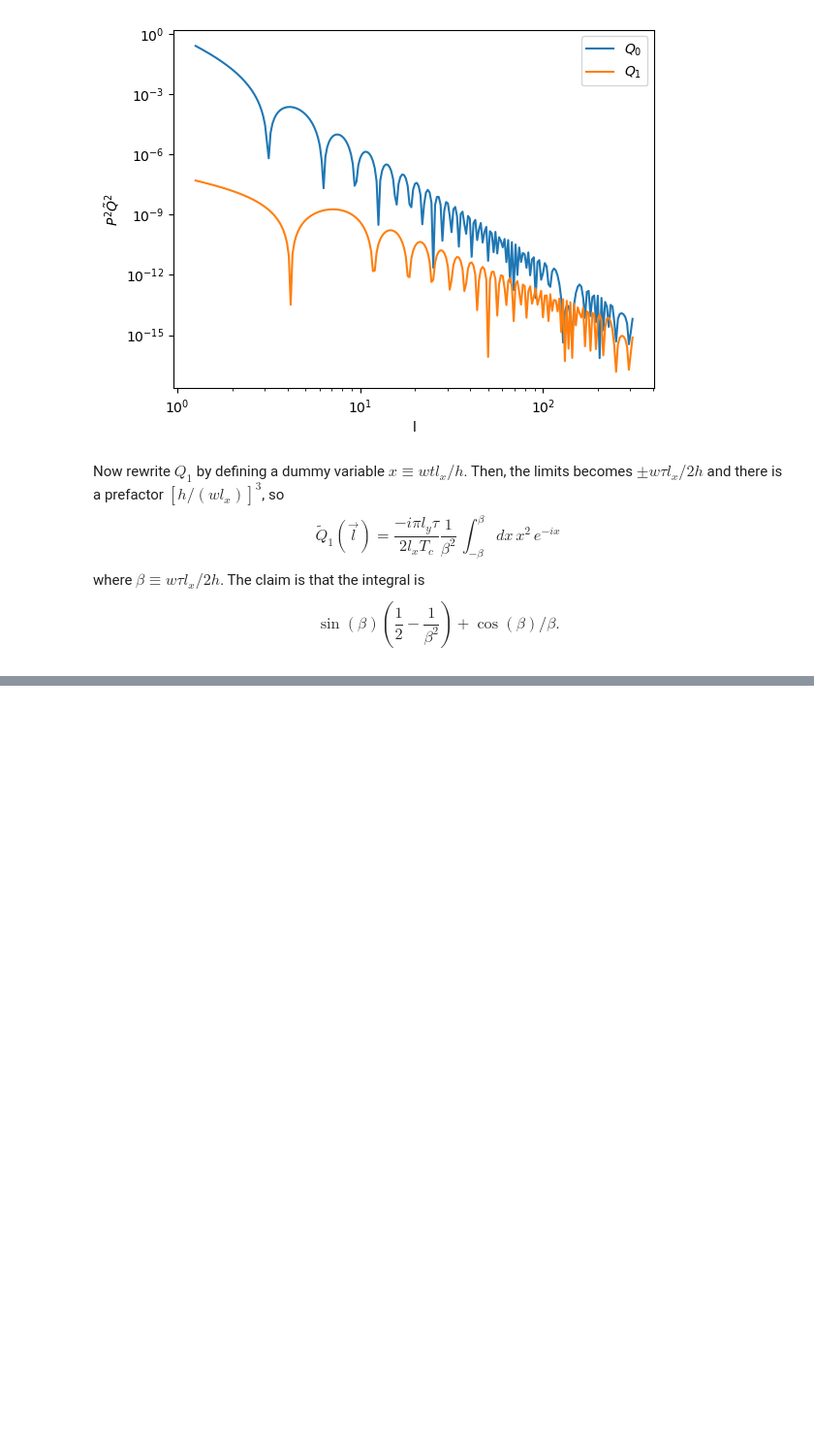
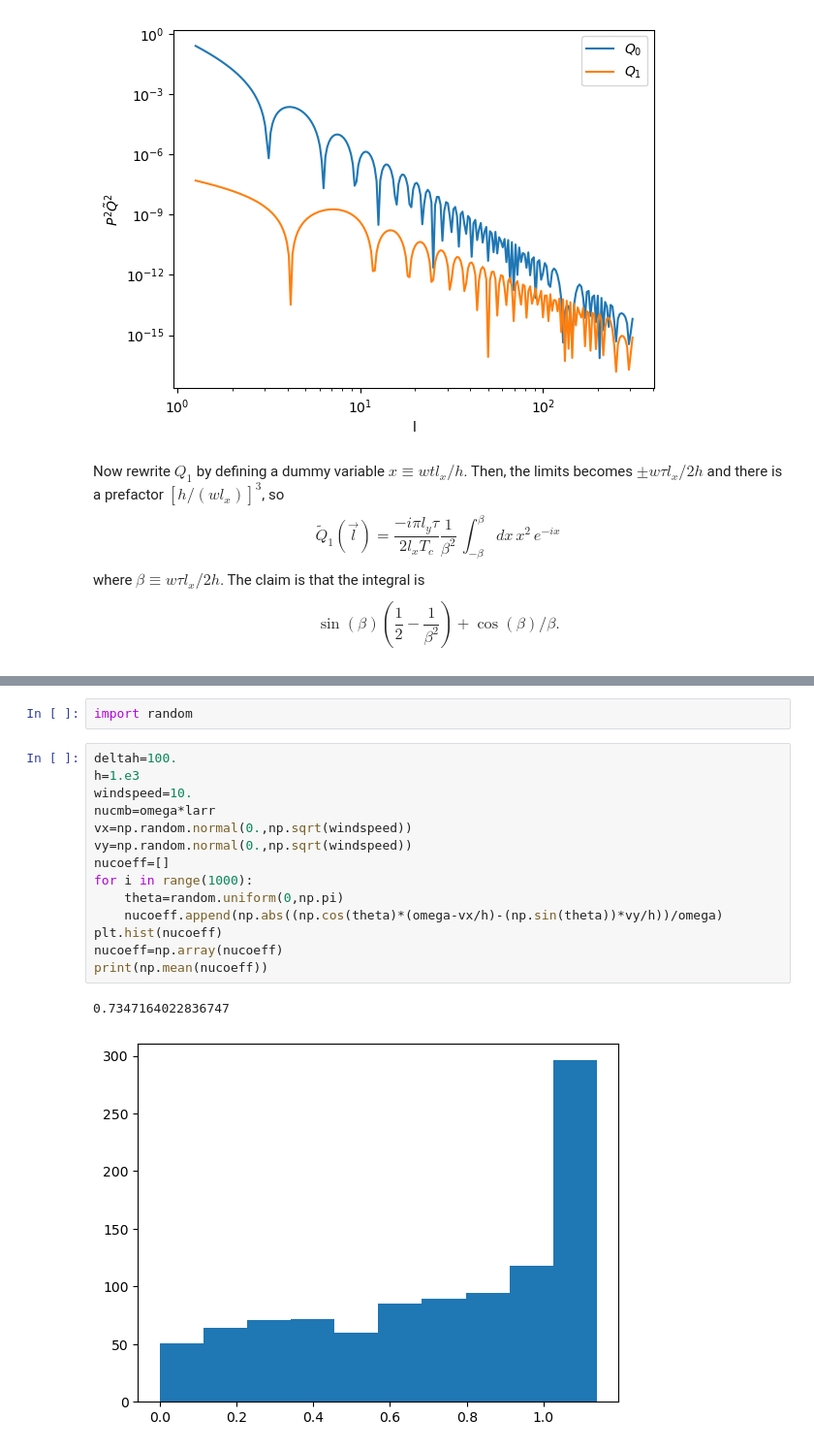
Before and after one commit to dodelson/SPT, a Jupyter notebook: simple.ipynb, the cells around one changed output, grey strips where cells are left out. Shown at 97% size. Saved outputs shown, nothing was run; the diff lists cells and outputs as text; blank space fills up the shorter version.

```diff
--- a/simple.ipynb
+++ b/simple.ipynb
@@ -110,0 +203,19 @@ $$\sin(\beta)\left(\frac12-\frac1{\beta^2}\right)+\cos(\beta)/\beta. $$
+# %%
+import random
+# %%
+deltah=100.
+h=1.e3
+windspeed=10.
+nucmb=omega*larr
+vx=np.random.normal(0.,np.sqrt(windspeed))
+vy=np.random.normal(0.,np.sqrt(windspeed))
+nucoeff=[]
+for i in range(1000):
+    theta=random.uniform(0,np.pi)
+    nucoeff.append(np.abs((np.cos(theta)*(omega-vx/h)-(np.sin(theta))*vy/h))/omega)
+plt.hist(nucoeff)
+nucoeff=np.array(nucoeff)
+print(np.mean(nucoeff))
+# %% [output]
+0.7347164022836747
+[figure, added]
```
Also changed, not shown: parts of 5 cells of this notebook, 1 other file.
